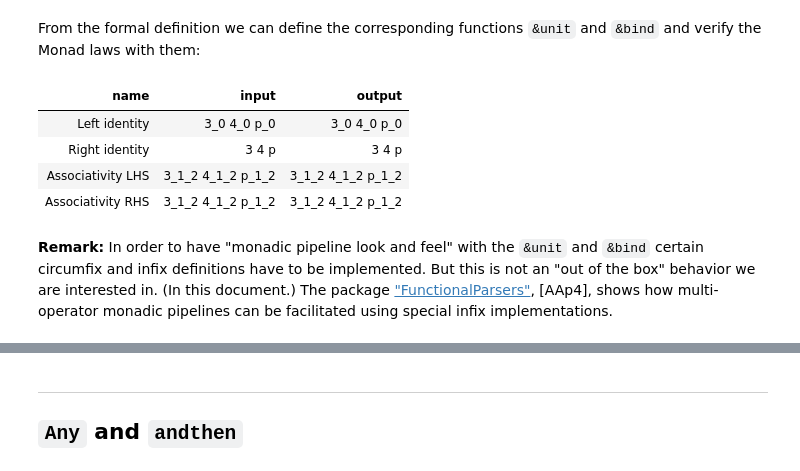
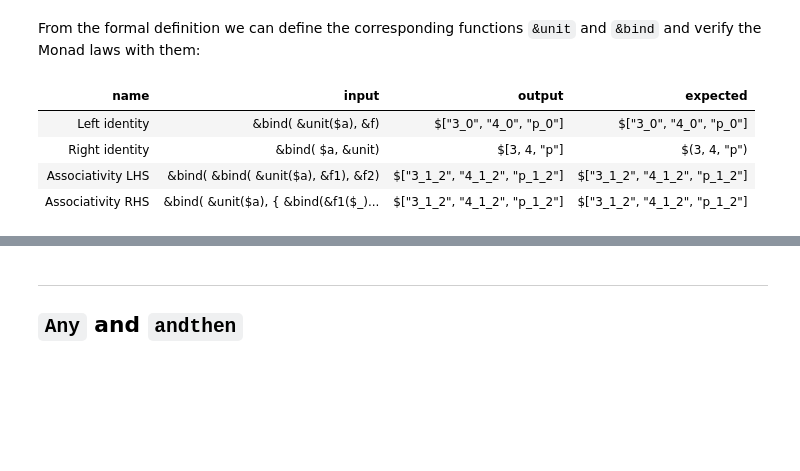
Before and after one commit to antononcube/RakuForPrediction-blog, a Jupyter notebook: Notebooks/Jupyter/Monad-laws-in-Raku.ipynb, the cells around one changed output, grey strips where cells are left out. Saved outputs shown, nothing was run; the diff lists cells and outputs as text; code cells hidden in the pictures; blank space fills up the shorter version.

```diff
--- a/Notebooks/Jupyter/Monad-laws-in-Raku.ipynb
+++ b/Notebooks/Jupyter/Monad-laws-in-Raku.ipynb
@@ -277,32 +329,33 @@ From the formal definition we can define the corresponding functions `&unit` and
 # %%
 #% html
 
 # Monad operators
 my &unit = { Array($_) };
 my &bind = { $^b($^a) };
 
 # Operators in the monad space
 my &f  = { Array($_) >>~>> '_0' }
 my &f1 = { Array($_) >>~>> '_1' }
 my &f2 = { Array($_) >>~>> '_2' }
 
 # Some object
 my $a = (3, 4, 'p');
 
 # Verification table
 my @tbl =
- { name => 'Left identity',     :input( &bind( &unit($a), &f)                      ), :output( &f($a)       )},
- { name => 'Right identity',    :input( &bind( $a, &unit)                          ), :output( $a           )},
- { name => 'Associativity LHS', :input( &bind( &bind( &unit($a), &f1), &f2)        ), :output( &f2(&f1($a)) )},
- { name => 'Associativity RHS', :input( &bind( &unit($a), { &bind(&f1($_), &f2) }) ), :output( &f2(&f1($a)) )}
+ { name => 'Left identity',     :input( '&bind( &unit($a), &f)'                      ), :expected( &f($a)       )},
+ { name => 'Right identity',    :input( '&bind( $a, &unit)'                          ), :expected( $a           )},
+ { name => 'Associativity LHS', :input( '&bind( &bind( &unit($a), &f1), &f2)'        ), :expected( &f2(&f1($a)) )},
+ { name => 'Associativity RHS', :input( '&bind( &unit($a), { &bind(&f1($_), &f2) })' ), :expected( &f2(&f1($a)) )}
 ;
 
-@tbl ==> to-html(field-names => <name input output>)
+use MONKEY-SEE-NO-EVAL;
+@tbl .= map({ $_<output> = EVAL($_<input>); $_ });
+
+@tbl ==> proof-table(:html, :raku, :highlight)
 # %% [output]
-| name | input | output |
-| Left identity | 3_0 4_0 p_0 | 3_0 4_0 p_0 |
-| Right identity | 3 4 p | 3 4 p |
-| Associativity LHS | 3_1_2 4_1_2 p_1_2 | 3_1_2 4_1_2 p_1_2 |
-| Associativity RHS | 3_1_2 4_1_2 p_1_2 | 3_1_2 4_1_2 p_1_2 |
+| name | input | output | expected |
+| Left identity | &bind( &unit($a), &f) | $["3_0", "4_0", "p_0"] | $["3_0", "4_0", "p_0"] |
+| Right identity | &bind( $a, &unit) | $[3, 4, "p"] | $(3, 4, "p") |
+| Associativity LHS | &bind( &bind( &unit($a), &f1), &f2) | $["3_1_2", "4_1_2", "p_1_2"] | $["3_1_2", "4_1_2", "p_1_2"] |
+| Associativity RHS | &bind( &unit($a), { &bind(&f1($_)... | $["3_1_2", "4_1_2", "p_1_2"] | $["3_1_2", "4_1_2", "p_1_2"] |
-# %% [markdown]
-**Remark:** In order to have "monadic pipeline look and feel" with the `&unit` and `&bind` certain circumfix and infix definitions have to be implemented. But this is not an "out of the box" behavior we are interested in. (In this document.) The package ["FunctionalParsers"](https://raku.land/zef:antononcube/FunctionalParsers), [AAp4], shows how multi-operator monadic pipelines can be facilitated using special infix implementations.
```
Also changed, not shown: parts of 39 cells of this notebook.
